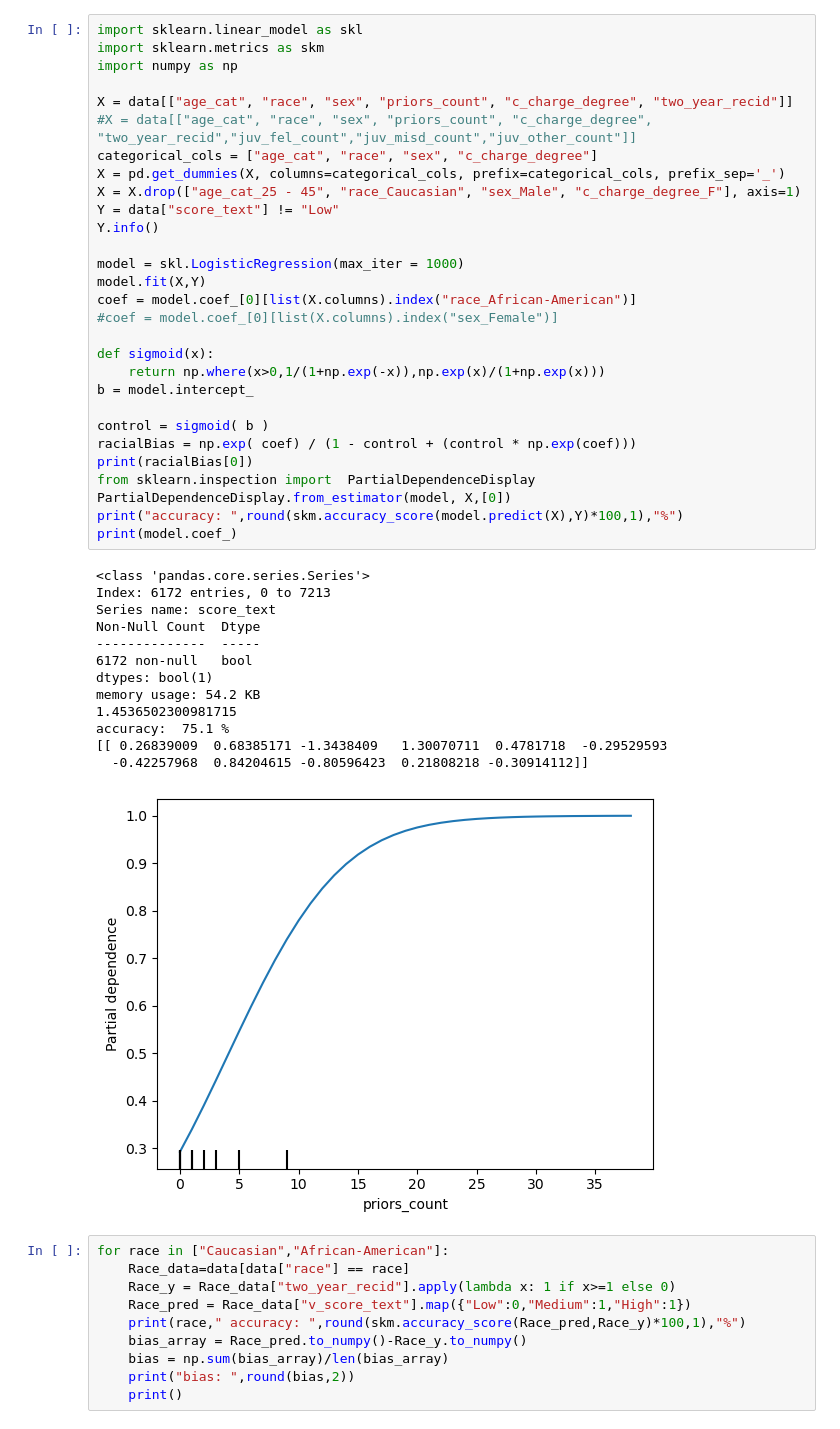
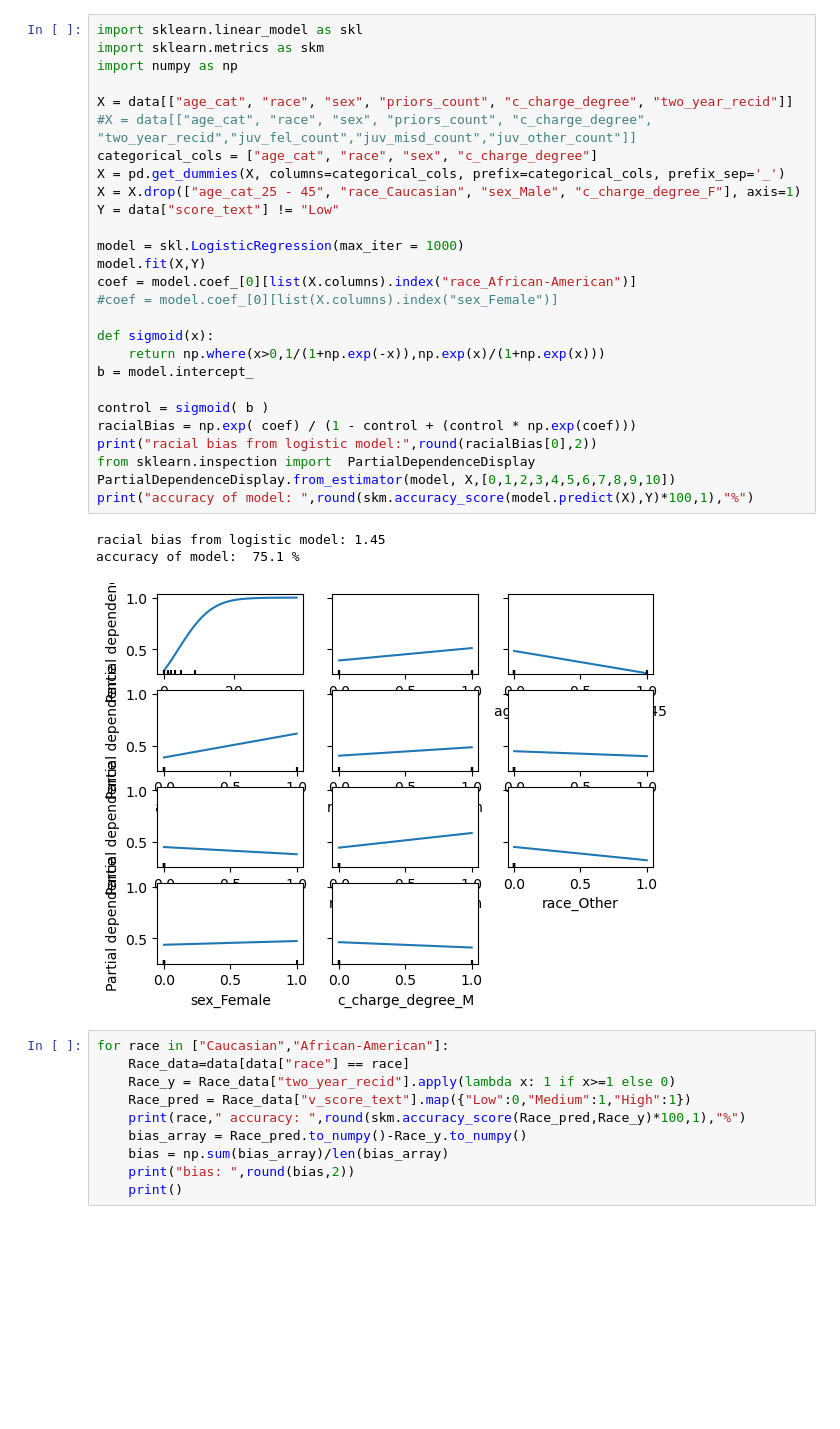
Before and after one commit to joska223/Prosjekt_1, a Jupyter notebook: Dataanalyse.ipynb, the cells around one changed output. Drawn from its saved outputs; the diff is of its cells as text; blank space fills up the shorter version.

```diff
--- a/Dataanalyse.ipynb
+++ b/Dataanalyse.ipynb
@@ -134,46 +150,34 @@ print(p_etnisitet("African-American","race",data,["African-American","Caucasian"
 # %%
 import sklearn.linear_model as skl
 import sklearn.metrics as skm
 import numpy as np
 
 X = data[["age_cat", "race", "sex", "priors_count", "c_charge_degree", "two_year_recid"]]
 #X = data[["age_cat", "race", "sex", "priors_count", "c_charge_degree", "two_year_recid","juv_fel_count","juv_misd_count","juv_other_count"]]
 categorical_cols = ["age_cat", "race", "sex", "c_charge_degree"]
 X = pd.get_dummies(X, columns=categorical_cols, prefix=categorical_cols, prefix_sep='_')
 X = X.drop(["age_cat_25 - 45", "race_Caucasian", "sex_Male", "c_charge_degree_F"], axis=1)
 Y = data["score_text"] != "Low"
-Y.info()
 
 model = skl.LogisticRegression(max_iter = 1000)
 model.fit(X,Y)
 coef = model.coef_[0][list(X.columns).index("race_African-American")]
 #coef = model.coef_[0][list(X.columns).index("sex_Female")]
 
 def sigmoid(x):
     return np.where(x>0,1/(1+np.exp(-x)),np.exp(x)/(1+np.exp(x)))
 b = model.intercept_
 
 control = sigmoid( b )
 racialBias = np.exp( coef) / (1 - control + (control * np.exp(coef)))
-print(racialBias[0])
+print("racial bias from logistic model:",round(racialBias[0],2))
 from sklearn.inspection import  PartialDependenceDisplay
-PartialDependenceDisplay.from_estimator(model, X,[0])
-print("accuracy: ",round(skm.accuracy_score(model.predict(X),Y)*100,1),"%")
-print(model.coef_)
+PartialDependenceDisplay.from_estimator(model, X,[0,1,2,3,4,5,6,7,8,9,10])
+print("accuracy of model: ",round(skm.accuracy_score(model.predict(X),Y)*100,1),"%")
 # %% [output]
-<class 'pandas.core.series.Series'>
-Index: 6172 entries, 0 to 7213
-Series name: score_text
-Non-Null Count  Dtype
---------------  -----
-6172 non-null   bool
-dtypes: bool(1)
-memory usage: 54.2 KB
-1.4536502300981715
-accuracy:  75.1 %
-[[ 0.26839009  0.68385171 -1.3438409   1.30070711  0.4781718  -0.29529593
-  -0.42257968  0.84204615 -0.80596423  0.21808218 -0.30914112]]
+racial bias from logistic model: 1.45
+accuracy of model:  75.1 %
-[figure, old version]
+[figure, new version]
 # %%
 for race in ["Caucasian","African-American"]:
     Race_data=data[data["race"] == race]
```
Also changed, not shown: parts of 3 cells of this notebook.
